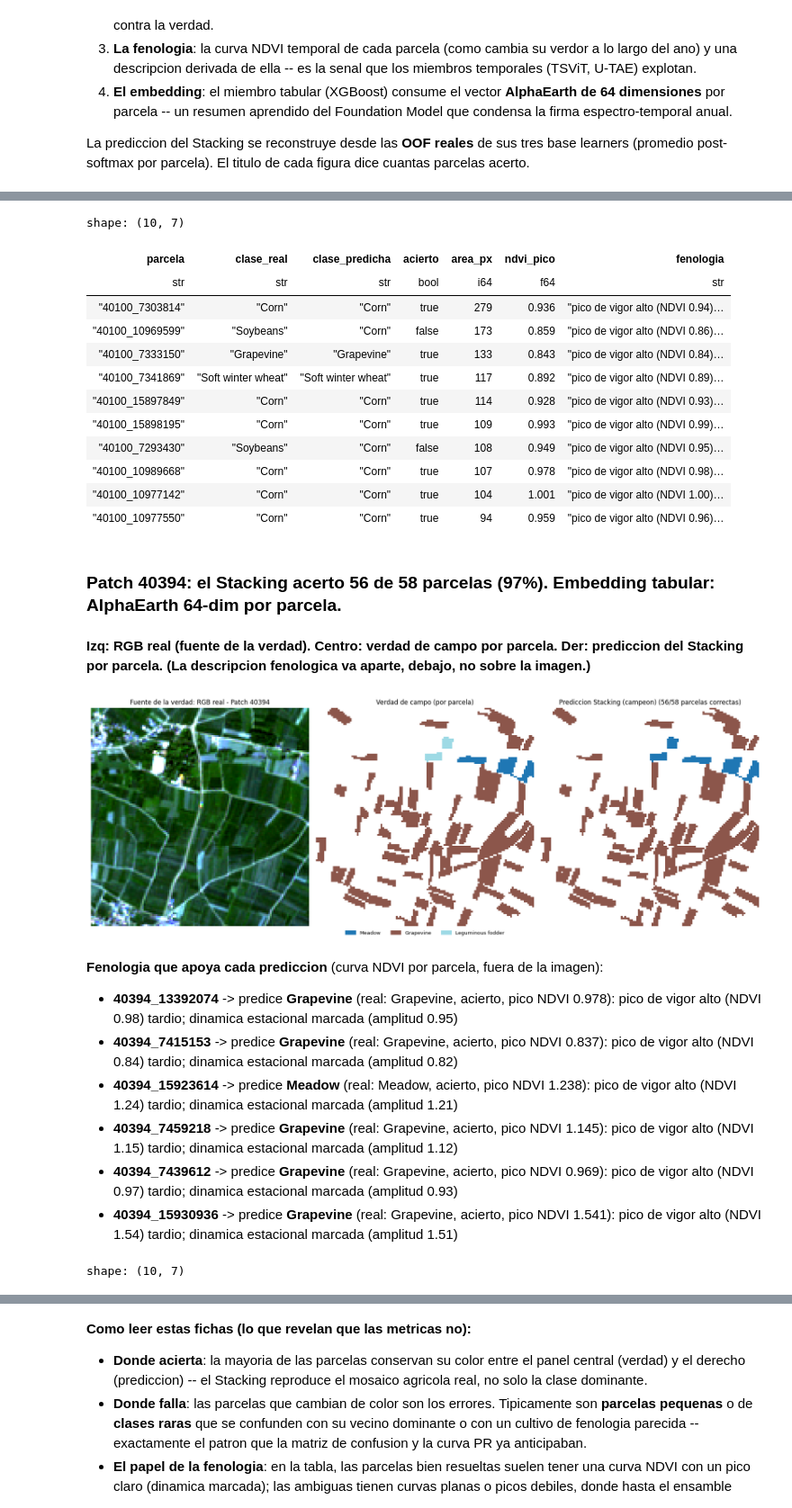
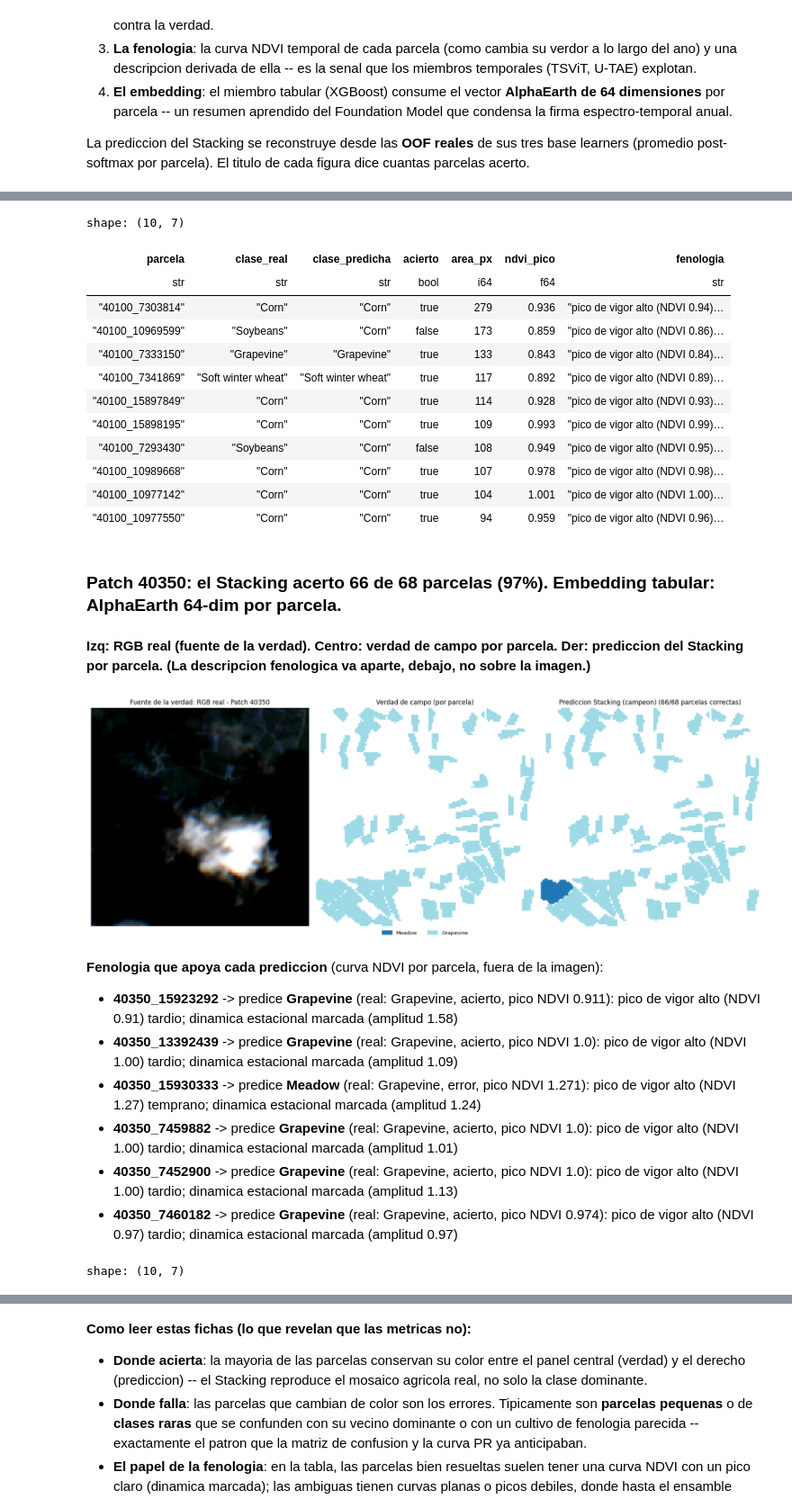
Before and after one commit to ArthurZizumbo/agrosat-copilot, a Jupyter notebook: notebooks/final_model/06c_ensambles_us040.ipynb, the cells around one changed output, grey strips where cells are left out. Shown at 90% size. Saved outputs shown, nothing was run; the diff lists cells and outputs as text; code cells hidden in the pictures.

```diff
--- a/notebooks/final_model/06c_ensambles_us040.ipynb
+++ b/notebooks/final_model/06c_ensambles_us040.ipynb
@@ -136,7 +136,7 @@ import polars as pl
 from ml.report.ensemble_inference_cards import build_stacking_inference_cards
 
 pastis_root = REPO / 'data/PASTIS-R'
-patches = ['40100', '40394']
+patches = ['40100', '40350', '20513']
 
 
 def _fenologia_markdown(card, top=6):
@@ -189,36 +190,36 @@ else:
 ### Patch 40100: el Stacking acerto **77 de 91** parcelas (85%). Embedding tabular: AlphaEarth 64-dim por parcela.
 **Izq: RGB real (fuente de la verdad). Centro: verdad de campo por parcela. Der: prediccion del Stacking por parcela. (La descripcion fenologica va aparte, debajo, no sobre la imagen.)**
 [figure]
 **Fenologia que apoya cada prediccion** (curva NDVI por parcela, fuera de la imagen):
 
 - **40100_7303814** -> predice **Corn** (real: Corn, acierto, pico NDVI 0.936): pico de vigor alto (NDVI 0.94) tardio; dinamica estacional marcada (amplitud 0.94)
 - **40100_10969599** -> predice **Corn** (real: Soybeans, error, pico NDVI 0.859): pico de vigor alto (NDVI 0.86) tardio; dinamica estacional marcada (amplitud 0.87)
 - **40100_7333150** -> predice **Grapevine** (real: Grapevine, acierto, pico NDVI 0.843): pico de vigor alto (NDVI 0.84) tardio; dinamica estacional marcada (amplitud 0.87)
 - **40100_7341869** -> predice **Soft winter wheat** (real: Soft winter wheat, acierto, pico NDVI 0.892): pico de vigor alto (NDVI 0.89) a media temporada; dinamica estacional marcada (amplitud 0.88)
 - **40100_15897849** -> predice **Corn** (real: Corn, acierto, pico NDVI 0.928): pico de vigor alto (NDVI 0.93) tardio; dinamica estacional marcada (amplitud 0.93)
 - **40100_15898195** -> predice **Corn** (real: Corn, acierto, pico NDVI 0.993): pico de vigor alto (NDVI 0.99) tardio; dinamica estacional marcada (amplitud 1.02)
 shape: (10, 7)
 | parcela | clase_real | clase_predicha | acierto | area_px | ndvi_pico | fenologia |
 | str | str | str | bool | i64 | f64 | str |
 | "40100_7303814" | "Corn" | "Corn" | true | 279 | 0.936 | "pico de vigor alto (NDVI 0.94)… |
 | "40100_10969599" | "Soybeans" | "Corn" | false | 173 | 0.859 | "pico de vigor alto (NDVI 0.86)… |
 | "40100_7333150" | "Grapevine" | "Grapevine" | true | 133 | 0.843 | "pico de vigor alto (NDVI 0.84)… |
 | "40100_7341869" | "Soft winter wheat" | "Soft winter wheat" | true | 117 | 0.892 | "pico de vigor alto (NDVI 0.89)… |
 | "40100_15897849" | "Corn" | "Corn" | true | 114 | 0.928 | "pico de vigor alto (NDVI 0.93)… |
 | "40100_15898195" | "Corn" | "Corn" | true | 109 | 0.993 | "pico de vigor alto (NDVI 0.99)… |
 | "40100_7293430" | "Soybeans" | "Corn" | false | 108 | 0.949 | "pico de vigor alto (NDVI 0.95)… |
 | "40100_10989668" | "Corn" | "Corn" | true | 107 | 0.978 | "pico de vigor alto (NDVI 0.98)… |
 | "40100_10977142" | "Corn" | "Corn" | true | 104 | 1.001 | "pico de vigor alto (NDVI 1.00)… |
 | "40100_10977550" | "Corn" | "Corn" | true | 94 | 0.959 | "pico de vigor alto (NDVI 0.96)… |
-### Patch 40394: el Stacking acerto **56 de 58** parcelas (97%). Embedding tabular: AlphaEarth 64-dim por parcela.
+### Patch 40350: el Stacking acerto **66 de 68** parcelas (97%). Embedding tabular: AlphaEarth 64-dim por parcela.
 **Izq: RGB real (fuente de la verdad). Centro: verdad de campo por parcela. Der: prediccion del Stacking por parcela. (La descripcion fenologica va aparte, debajo, no sobre la imagen.)**
-[figure, old version]
+[figure, new version]
 **Fenologia que apoya cada prediccion** (curva NDVI por parcela, fuera de la imagen):
 
-- **40394_13392074** -> predice **Grapevine** (real: Grapevine, acierto, pico NDVI 0.978): pico de vigor alto (NDVI 0.98) tardio; dinamica estacional marcada (amplitud 0.95)
-- **40394_7415153** -> predice **Grapevine** (real: Grapevine, acierto, pico NDVI 0.837): pico de vigor alto (NDVI 0.84) tardio; dinamica estacional marcada (amplitud 0.82)
-- **40394_15923614** -> predice **Meadow** (real: Meadow, acierto, pico NDVI 1.238): pico de vigor alto (NDVI 1.24) tardio; dinamica estacional marcada (amplitud 1.21)
-- **40394_7459218** -> predice **Grapevine** (real: Grapevine, acierto, pico NDVI 1.145): pico de vigor alto (NDVI 1.15) tardio; dinamica estacional marcada (amplitud 1.12)
-- **40394_7439612** -> predice **Grapevine** (real: Grapevine, acierto, pico NDVI 0.969): pico de vigor alto (NDVI 0.97) tardio; dinamica estacional marcada (amplitud 0.93)
-- **40394_15930936** -> predice **Grapevine** (real: Grapevine, acierto, pico NDVI 1.541): pico de vigor alto (NDVI 1.54) tardio; dinamica estacional marcada (amplitud 1.51)
+- **40350_15923292** -> predice **Grapevine** (real: Grapevine, acierto, pico NDVI 0.911): pico de vigor alto (NDVI 0.91) tardio; dinamica estacional marcada (amplitud 1.58)
+- **40350_13392439** -> predice **Grapevine** (real: Grapevine, acierto, pico NDVI 1.0): pico de vigor alto (NDVI 1.00) tardio; dinamica estacional marcada (amplitud 1.09)
+- **40350_15930333** -> predice **Meadow** (real: Grapevine, error, pico NDVI 1.271): pico de vigor alto (NDVI 1.27) temprano; dinamica estacional marcada (amplitud 1.24)
+- **40350_7459882** -> predice **Grapevine** (real: Grapevine, acierto, pico NDVI 1.0): pico de vigor alto (NDVI 1.00) tardio; dinamica estacional marcada (amplitud 1.01)
+- **40350_7452900** -> predice **Grapevine** (real: Grapevine, acierto, pico NDVI 1.0): pico de vigor alto (NDVI 1.00) tardio; dinamica estacional marcada (amplitud 1.13)
+- **40350_7460182** -> predice **Grapevine** (real: Grapevine, acierto, pico NDVI 0.974): pico de vigor alto (NDVI 0.97) tardio; dinamica estacional marcada (amplitud 0.97)
 shape: (10, 7)
```
Also changed, not shown: parts of 2 cells of this notebook.
